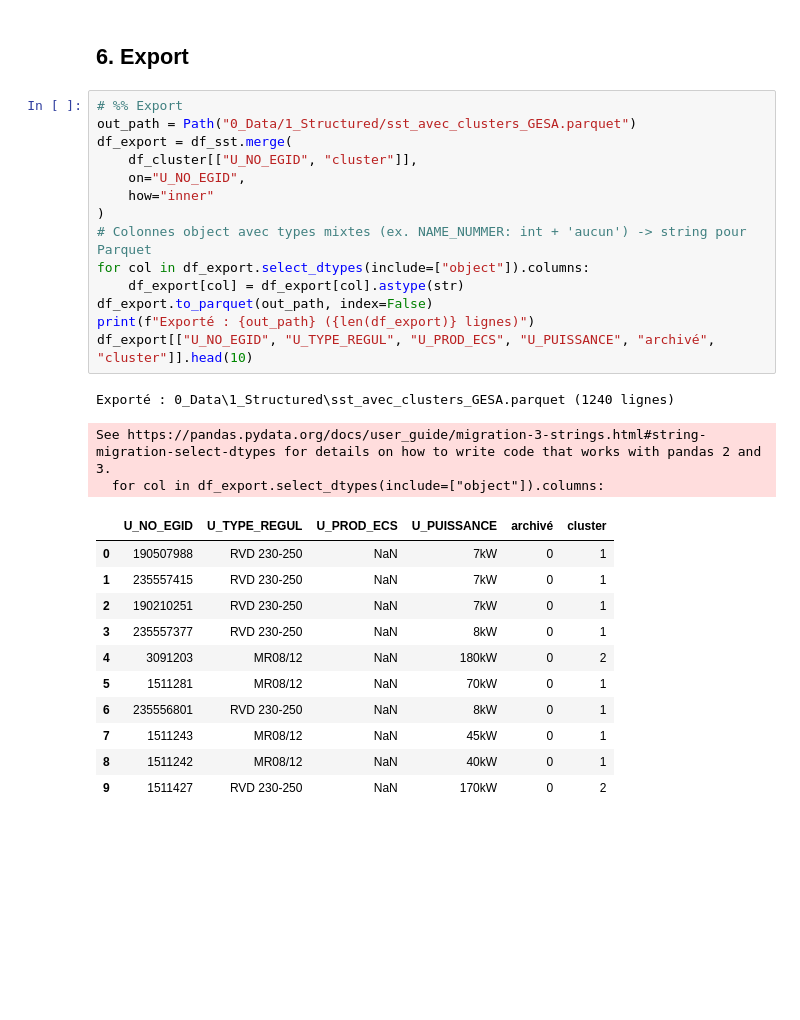
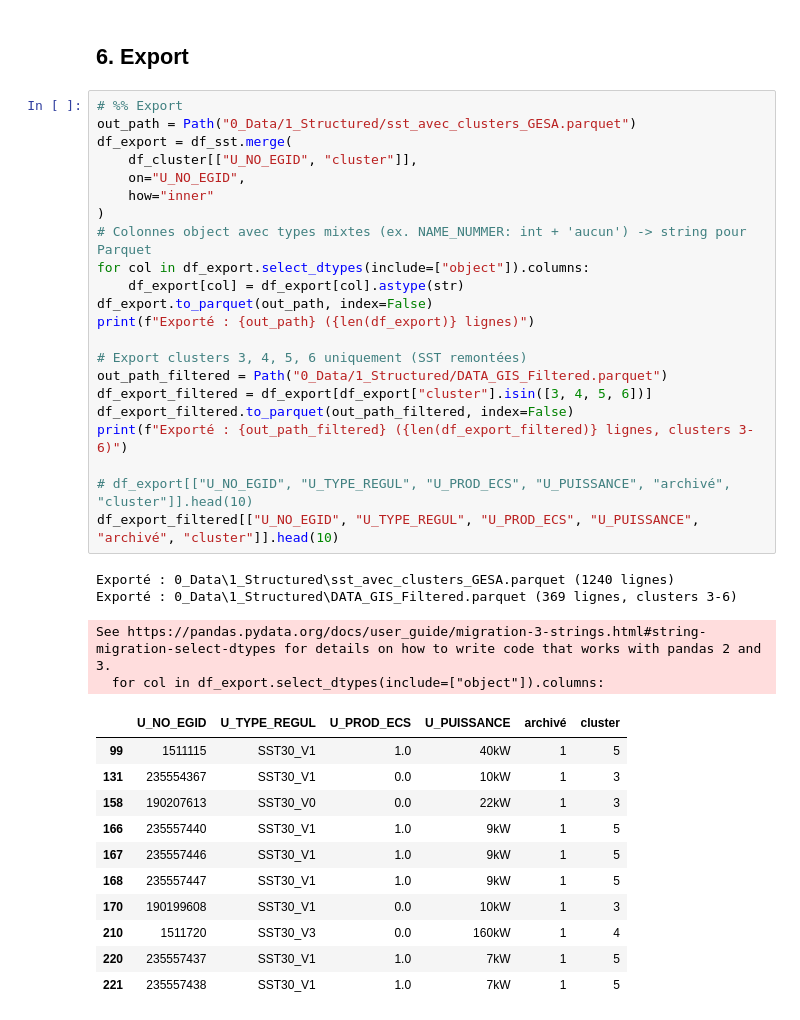
Before and after one commit to Lucasandrey1996/CASIA_TCAS, a Jupyter notebook: 2_Program/analyse_sst_clust_GESA.ipynb, the cells around one changed output. Saved outputs shown, nothing was run; the diff lists cells and outputs as text; blank space fills up the shorter version.

Commit message:
Data preparation

```diff
--- a/2_Program/analyse_sst_clust_GESA.ipynb
+++ b/2_Program/analyse_sst_clust_GESA.ipynb
@@ -375,29 +375,38 @@ Graphique exporté : 0_Data\1_Structured\rapport_installations_archivees.png
 # %%
 # %% Export
 out_path = Path("0_Data/1_Structured/sst_avec_clusters_GESA.parquet")
 df_export = df_sst.merge(
     df_cluster[["U_NO_EGID", "cluster"]],
     on="U_NO_EGID",
     how="inner"
 )
 # Colonnes object avec types mixtes (ex. NAME_NUMMER: int + 'aucun') -> string pour Parquet
 for col in df_export.select_dtypes(include=["object"]).columns:
     df_export[col] = df_export[col].astype(str)
 df_export.to_parquet(out_path, index=False)
 print(f"Exporté : {out_path} ({len(df_export)} lignes)")
-df_export[["U_NO_EGID", "U_TYPE_REGUL", "U_PROD_ECS", "U_PUISSANCE", "archivé", "cluster"]].head(10)
+
+# Export clusters 3, 4, 5, 6 uniquement (SST remontées)
+out_path_filtered = Path("0_Data/1_Structured/DATA_GIS_Filtered.parquet")
+df_export_filtered = df_export[df_export["cluster"].isin([3, 4, 5, 6])]
+df_export_filtered.to_parquet(out_path_filtered, index=False)
+print(f"Exporté : {out_path_filtered} ({len(df_export_filtered)} lignes, clusters 3-6)")
+
+# df_export[["U_NO_EGID", "U_TYPE_REGUL", "U_PROD_ECS", "U_PUISSANCE", "archivé", "cluster"]].head(10)
+df_export_filtered[["U_NO_EGID", "U_TYPE_REGUL", "U_PROD_ECS", "U_PUISSANCE", "archivé", "cluster"]].head(10)
 # %% [output]
 Exporté : 0_Data\1_Structured\sst_avec_clusters_GESA.parquet (1240 lignes)
+Exporté : 0_Data\1_Structured\DATA_GIS_Filtered.parquet (369 lignes, clusters 3-6)
 See https://pandas.pydata.org/docs/user_guide/migration-3-strings.html#string-migration-select-dtypes for details on how to write code that works with pandas 2 and 3.
   for col in df_export.select_dtypes(include=["object"]).columns:
 |  | U_NO_EGID | U_TYPE_REGUL | U_PROD_ECS | U_PUISSANCE | archivé | cluster |
-| 0 | 190507988 | RVD 230-250 | NaN | 7kW | 0 | 1 |
-| 1 | 235557415 | RVD 230-250 | NaN | 7kW | 0 | 1 |
-| 2 | 190210251 | RVD 230-250 | NaN | 7kW | 0 | 1 |
-| 3 | 235557377 | RVD 230-250 | NaN | 8kW | 0 | 1 |
-| 4 | 3091203 | MR08/12 | NaN | 180kW | 0 | 2 |
-| 5 | 1511281 | MR08/12 | NaN | 70kW | 0 | 1 |
-| 6 | 235556801 | RVD 230-250 | NaN | 8kW | 0 | 1 |
-| 7 | 1511243 | MR08/12 | NaN | 45kW | 0 | 1 |
-| 8 | 1511242 | MR08/12 | NaN | 40kW | 0 | 1 |
-| 9 | 1511427 | RVD 230-250 | NaN | 170kW | 0 | 2 |
+| 99 | 1511115 | SST30_V1 | 1.0 | 40kW | 1 | 5 |
+| 131 | 235554367 | SST30_V1 | 0.0 | 10kW | 1 | 3 |
+| 158 | 190207613 | SST30_V0 | 0.0 | 22kW | 1 | 3 |
+| 166 | 235557440 | SST30_V1 | 1.0 | 9kW | 1 | 5 |
+| 167 | 235557446 | SST30_V1 | 1.0 | 9kW | 1 | 5 |
+| 168 | 235557447 | SST30_V1 | 1.0 | 9kW | 1 | 5 |
+| 170 | 190199608 | SST30_V1 | 0.0 | 10kW | 1 | 3 |
+| 210 | 1511720 | SST30_V3 | 0.0 | 160kW | 1 | 4 |
+| 220 | 235557437 | SST30_V1 | 1.0 | 7kW | 1 | 5 |
+| 221 | 235557438 | SST30_V1 | 1.0 | 7kW | 1 | 5 |
```
Also changed, not shown: 7 other files.
